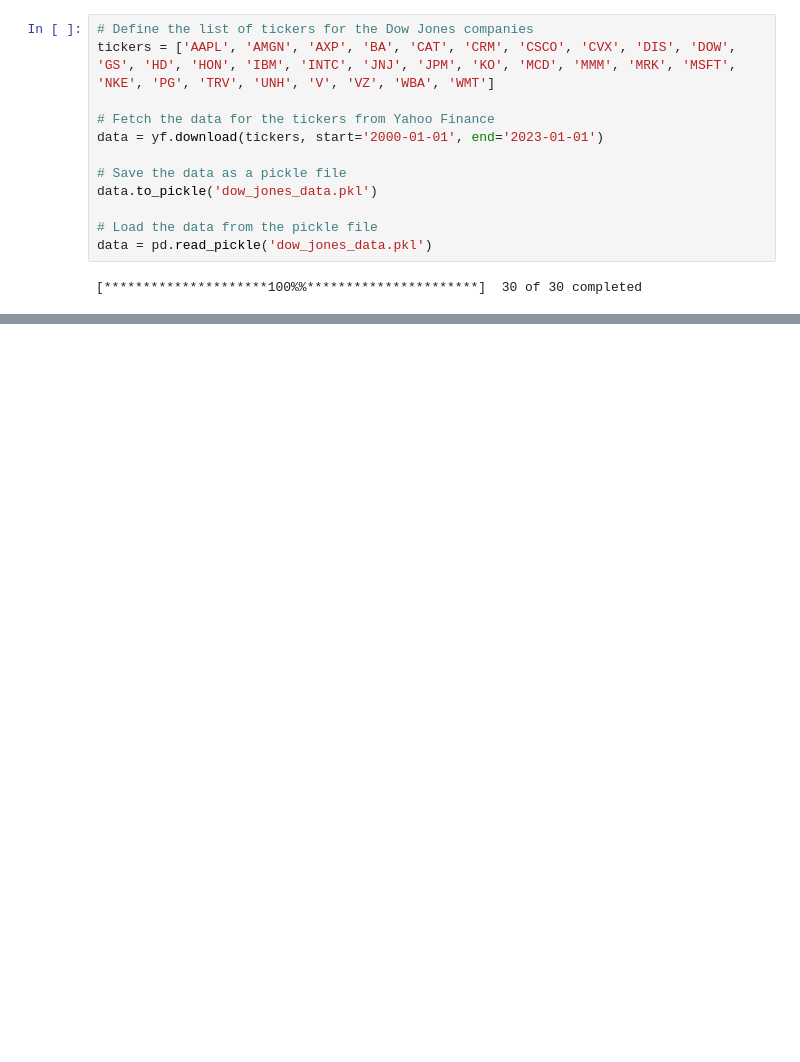
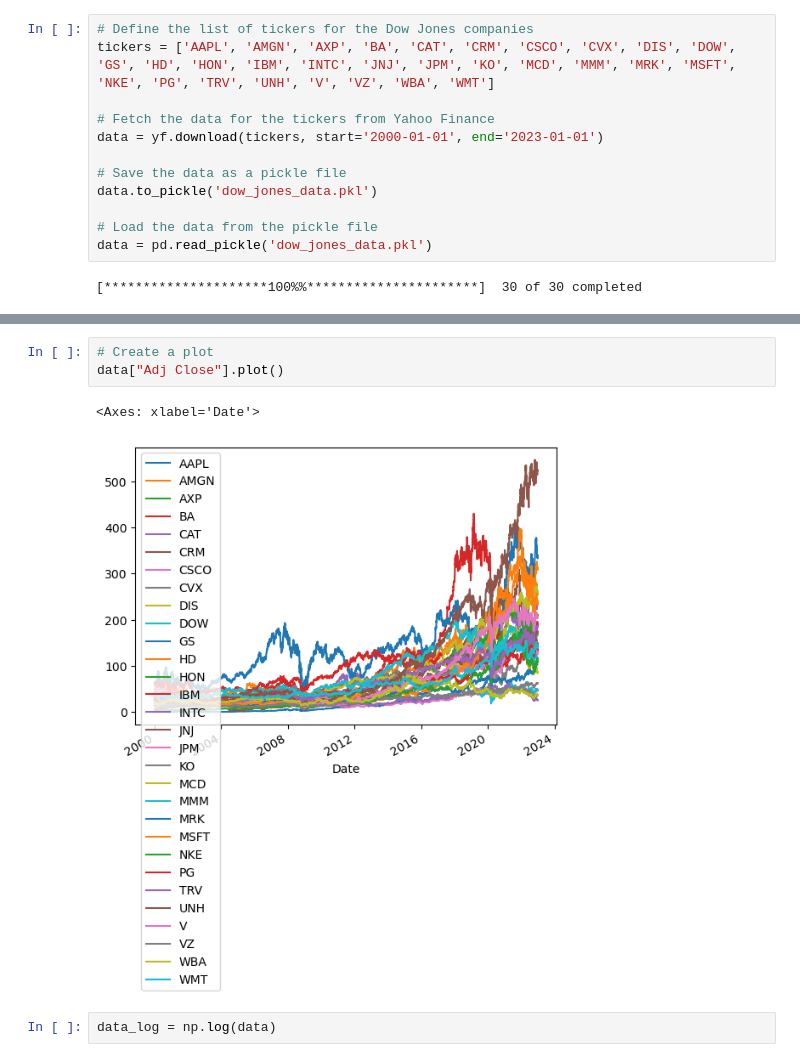
Before and after one commit to alekseevpavel04/project, a Jupyter notebook: ReceiveData.ipynb, the cells around one changed output, grey strips where cells are left out. Saved outputs shown, nothing was run; the diff lists cells and outputs as text; blank space fills up the shorter version.

```diff
--- a/ReceiveData.ipynb
+++ b/ReceiveData.ipynb
@@ -35,0 +97,8 @@ data
+# %%
+# Create a plot
+data["Adj Close"].plot()
+# %% [output]
+<Axes: xlabel='Date'>
+[figure, added]
+# %%
+data_log = np.log(data)
```
Also changed, not shown: parts of 10 cells of this notebook.
